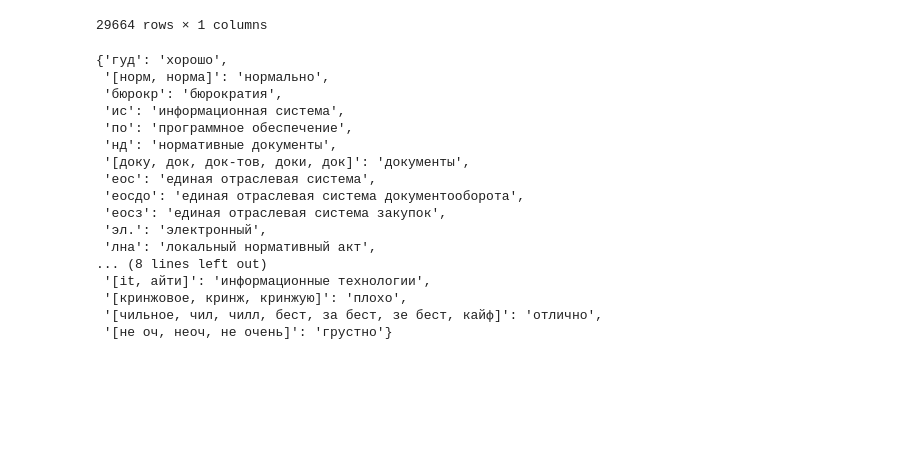
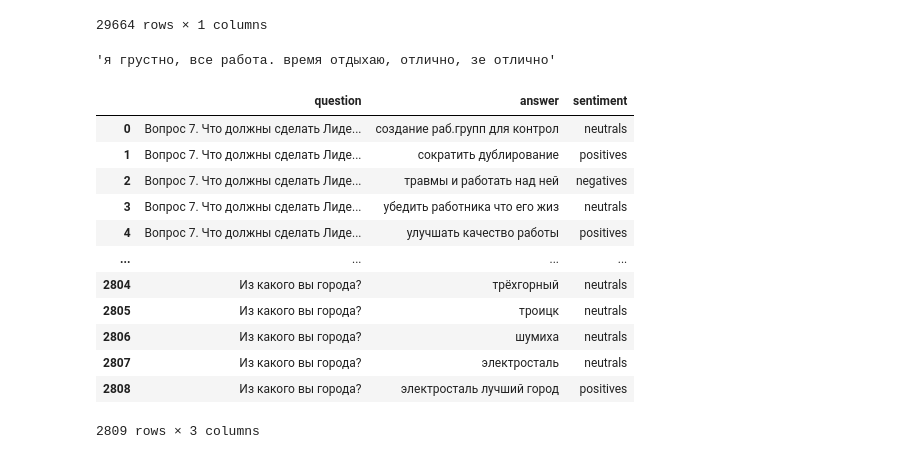
Before and after one commit to Spyke09/Hakaton-08-09-2023, a Jupyter notebook: src/Untitled.ipynb, the cells around one changed output. Saved outputs shown, nothing was run; the diff lists cells and outputs as text; code cells hidden in the pictures; blank space fills up the shorter version.

```diff
--- a/src/Untitled.ipynb
+++ b/src/Untitled.ipynb
@@ -1,5 +1,7 @@
 # %%
 import pandas as pd
+# %%
+pd.set_option('display.max_rows', None)
 # %%
 df_all = pd.read_csv('../data/df_all.csv').drop(['Unnamed: 0', 'id', 'cluster', 'sentiment'], axis=1)
 # %%
@@ -47,20 +51,30 @@ with open('../data/слова.txt') as file:
 # %%
-abbreviations
+def replace_abbreviations(sentence):
+    abbreviations = get_abbreviations('../data/слова.txt')
+    lower_sentence = sentence.lower()
+    for abbr in abbreviations:
+        if abbr in lower_sentence:
+            lower_sentence = lower_sentence.replace(abbr, abbreviations[abbr])
+    return lower_sentence
-# %% [output]
-{'гуд': 'хорошо',
- '[норм, норма]': 'нормально',
- 'бюрокр': 'бюрократия',
- 'ис': 'информационная система',
- 'по': 'программное обеспечение',
- 'нд': 'нормативные документы',
- '[доку, док, док-тов, доки, док]': 'документы',
- 'еос': 'единая отраслевая система',
- 'еосдо': 'единая отраслевая система документооборота',
- 'еосз': 'единая отраслевая система закупок',
- 'эл.': 'электронный',
- 'лна': 'локальный нормативный акт',
-... (8 lines left out)
- '[it, айти]': 'информационные технологии',
- '[кринжовое, кринж, кринжую]': 'плохо',
- '[чильное, чил, чилл, бест, за бест, зе бест, кайф]': 'отлично',
- '[не оч, неоч, не очень]': 'грустно'}
+# %%
+replace_abbreviations('я не оч, все раб. время отдыхаю, чил, зе бест')
+# %% [output]
+'я грустно, все работа. время отдыхаю, отлично, зе отлично'
+# %%
+df_labeled = pd.read_csv('../data/df_labeled.csv').drop(['Unnamed: 0', 'id', 'cluster', 'count', 'corrected'], axis=1)
+# %%
+df_labeled
+# %% [output]
+|  | question | answer | sentiment |
+| 0 | Вопрос 7. Что должны сделать Лиде... | создание раб.групп для контрол | neutrals |
+| 1 | Вопрос 7. Что должны сделать Лиде... | сократить дублирование | positives |
+| 2 | Вопрос 7. Что должны сделать Лиде... | травмы и работать над ней | negatives |
+| 3 | Вопрос 7. Что должны сделать Лиде... | убедить работника что его жиз | neutrals |
+| 4 | Вопрос 7. Что должны сделать Лиде... | улучшать качество работы | positives |
+| ... | ... | ... | ... |
+| 2804 | Из какого вы города? | трёхгорный | neutrals |
+| 2805 | Из какого вы города? | троицк | neutrals |
+| 2806 | Из какого вы города? | шумиха | neutrals |
+| 2807 | Из какого вы города? | электросталь | neutrals |
+| 2808 | Из какого вы города? | электросталь лучший город | positives |
+2809 rows × 3 columns
```
Also changed, not shown: parts of 10 cells of this notebook, 1 other file.
